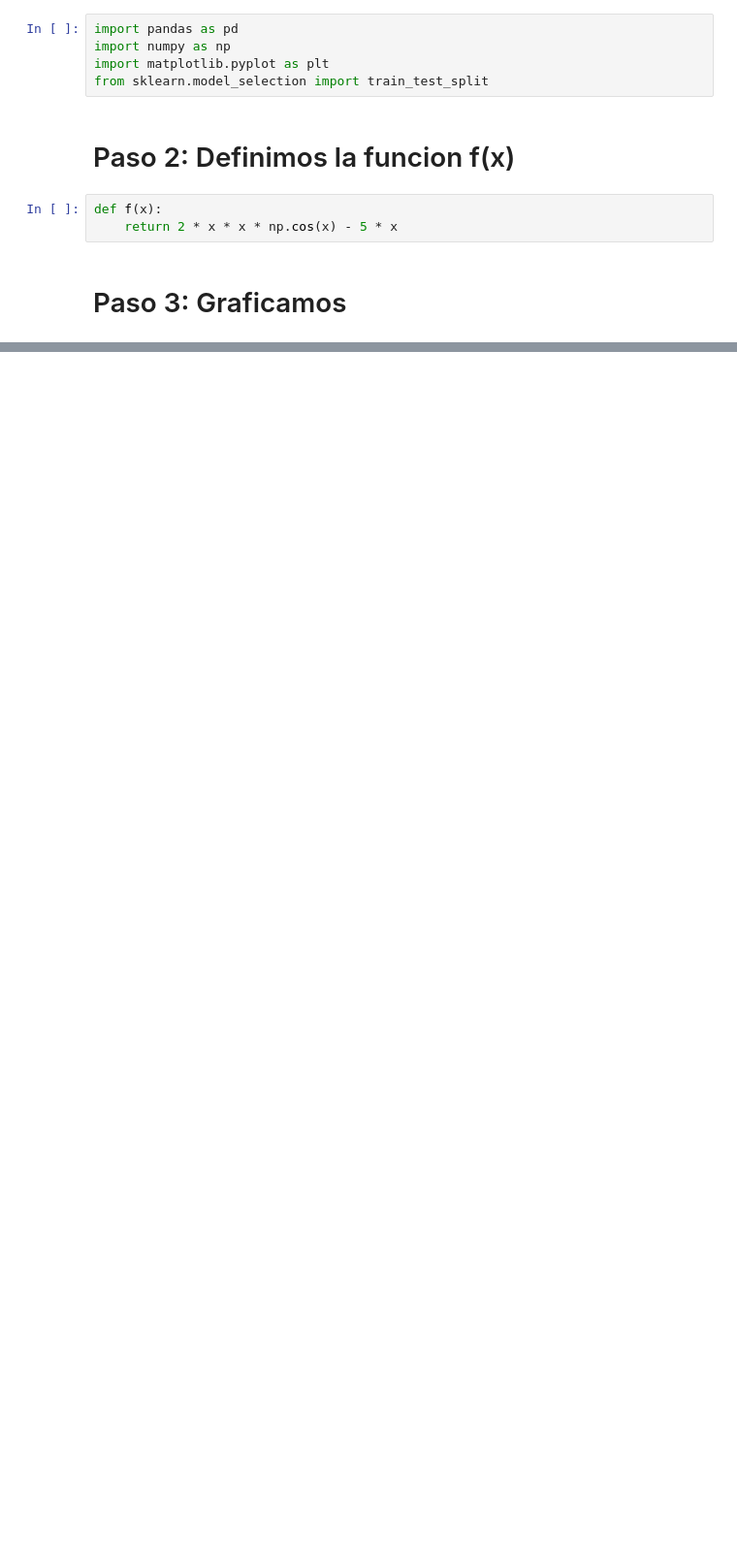
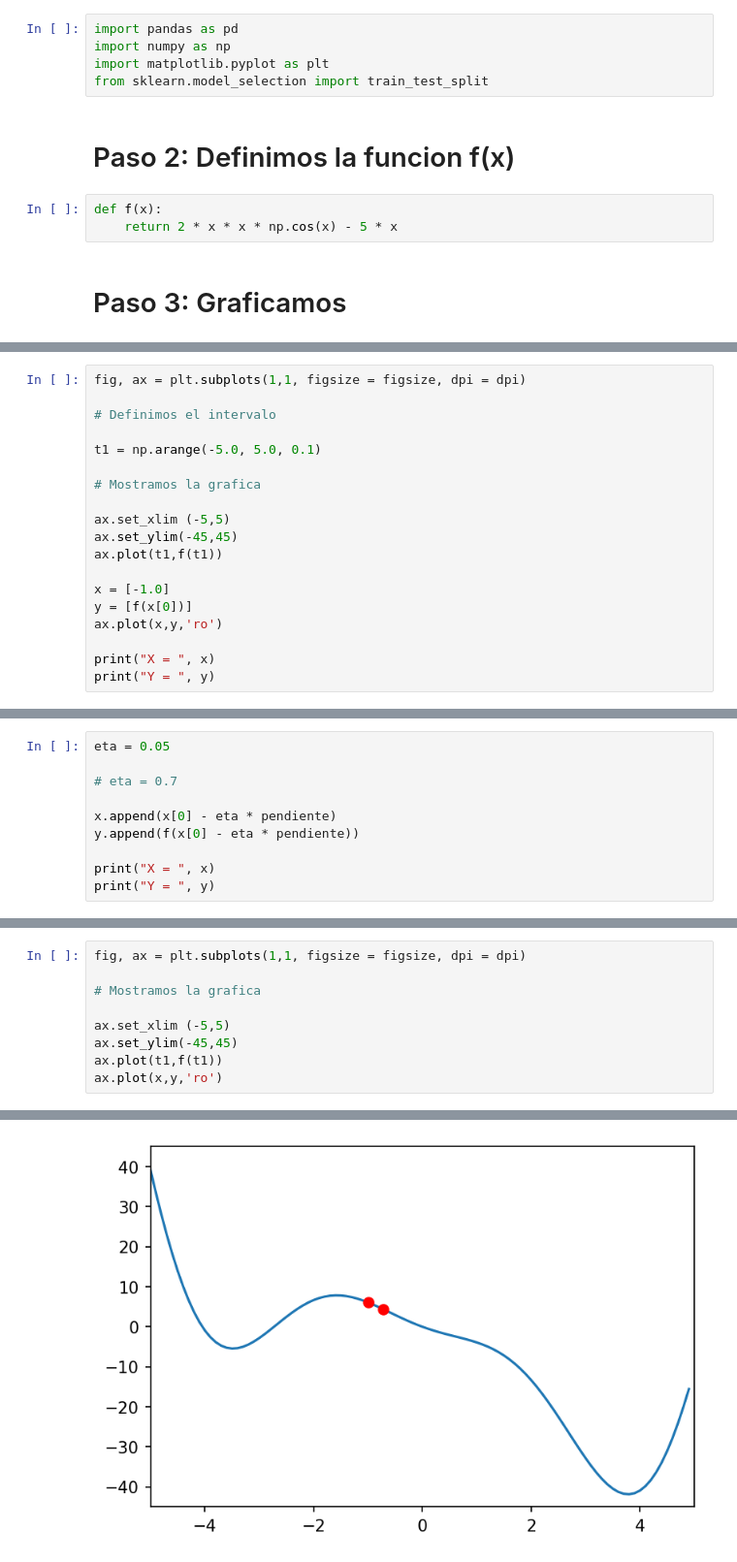
Before and after one commit to Paola110/UAA, a Jupyter notebook: Inteligencia Artificial/P8_Algoritmo del Descenso del Gradiente.ipynb, the cells around one changed output, grey strips where cells are left out. Shown at 97% size. Saved outputs shown, nothing was run; the diff lists cells and outputs as text; blank space fills up the shorter version.

```diff
--- a/Inteligencia Artificial/P8_Algoritmo del Descenso del Gradiente.ipynb
+++ b/Inteligencia Artificial/P8_Algoritmo del Descenso del Gradiente.ipynb
@@ -50,0 +56,19 @@ Y =  [6.0806046117362795]
+# %%
+fig, ax = plt.subplots(1,1, figsize = figsize, dpi = dpi)
+
+# Definimos el intervalo
+
+t1 = np.arange(-5.0, 5.0, 0.1)
+
+# Mostramos la grafica
+
+ax.set_xlim (-5,5)
+ax.set_ylim(-45,45)
+ax.plot(t1,f(t1))
+
+x = [-1.0]
+y = [f(x[0])]
+ax.plot(x,y,'ro')
+
+print("X = ", x)
+print("Y = ", y)
@@ -60,0 +95,10 @@ Pendiente:  [-5.478267253856766]
+# %%
+eta = 0.05
+
+# eta = 0.7
+
+x.append(x[0] - eta * pendiente)
+y.append(f(x[0] - eta * pendiente))
+
+print("X = ", x)
+print("Y = ", y)
@@ -60,0 +110,10 @@ Pendiente:  [-5.478267253856766]
+# %%
+fig, ax = plt.subplots(1,1, figsize = figsize, dpi = dpi)
+
+# Mostramos la grafica
+
+ax.set_xlim (-5,5)
+ax.set_ylim(-45,45)
+ax.plot(t1,f(t1))
+ax.plot(x,y,'ro')
+# %% [output]
@@ -60,0 +121 @@ Pendiente:  [-5.478267253856766]
+[figure, added]
```
Also changed, not shown: parts of 12 cells of this notebook, 1 other file.
